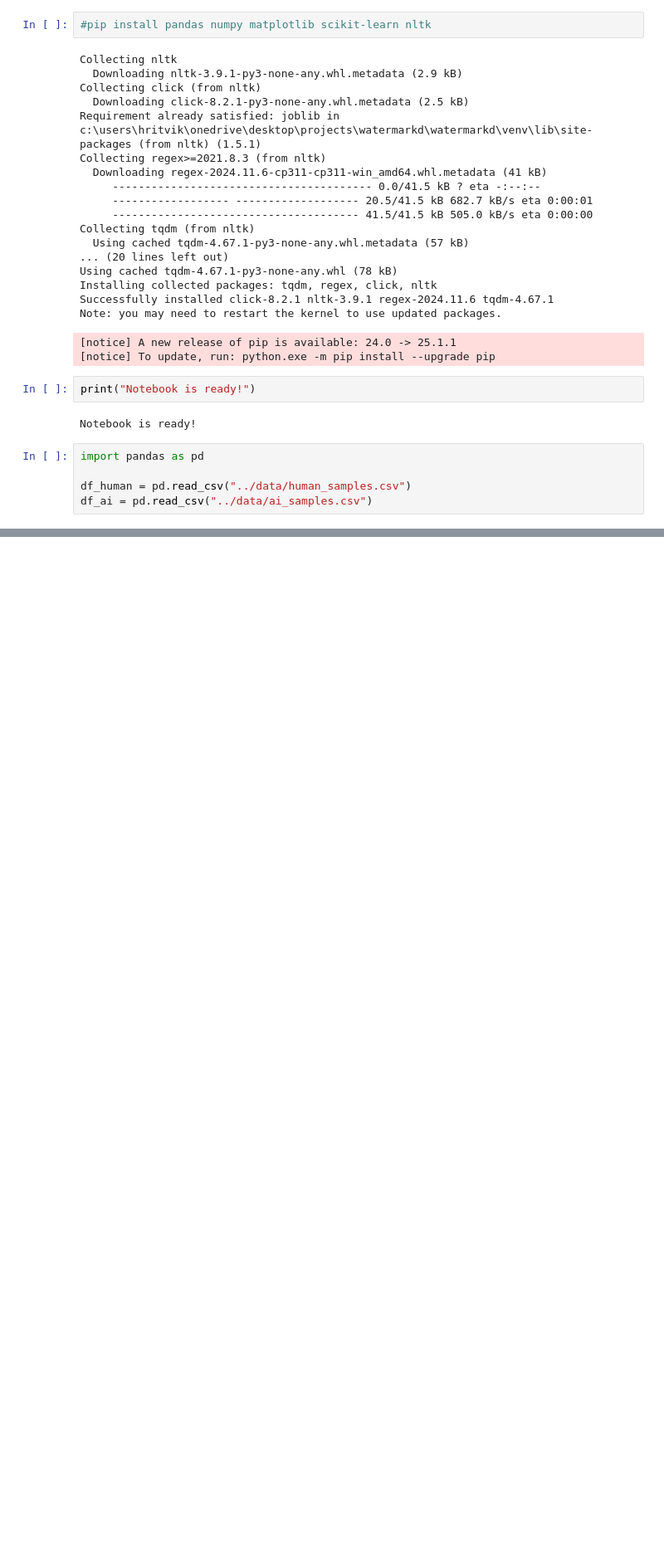
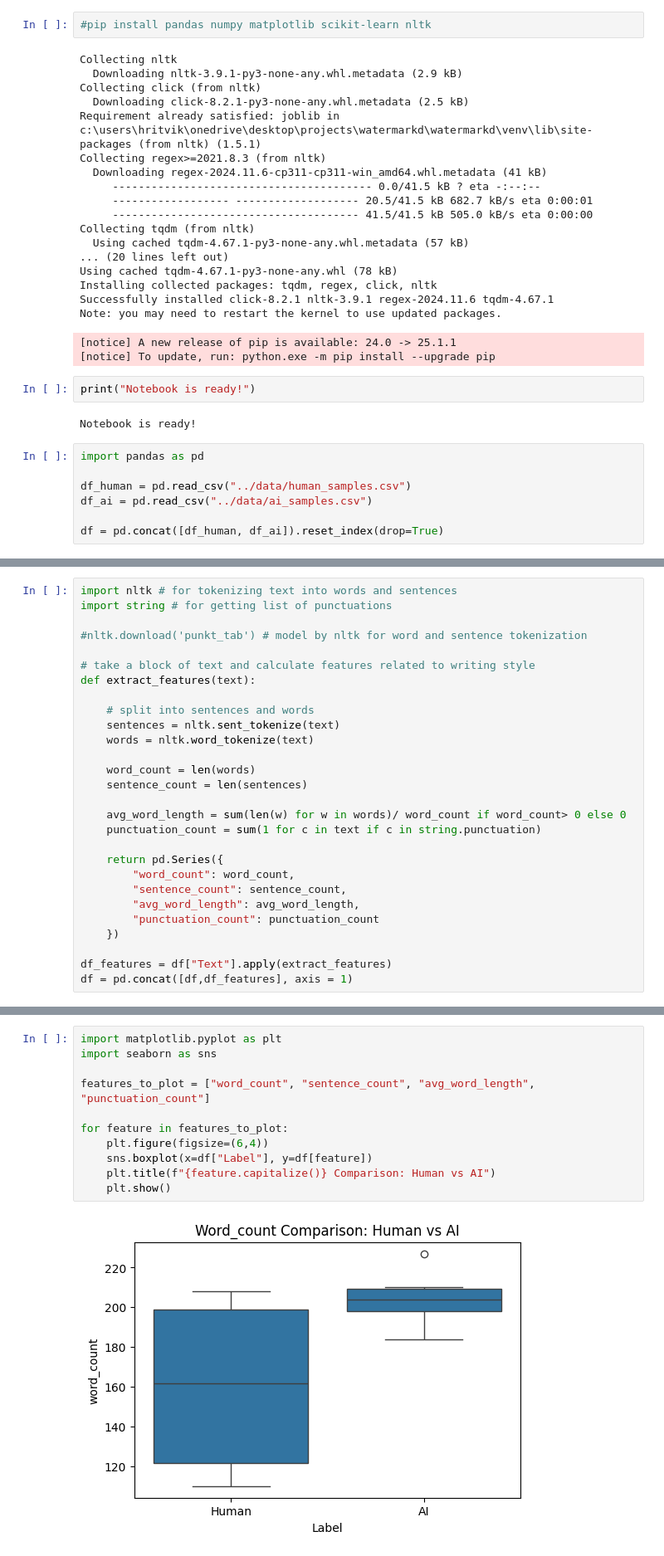
Before and after one commit to semwalhritvik/watermarkd, a Jupyter notebook: notebooks/01_baseline_experiments.ipynb, the cells around one changed output, grey strips where cells are left out. Shown at 83% size. Drawn from its saved outputs; the diff is of its cells as text; blank space fills up the shorter version.

Commit message:
Extracted stylometric features on sample data and performed EDA

```diff
--- a/notebooks/01_baseline_experiments.ipynb
+++ b/notebooks/01_baseline_experiments.ipynb
@@ -32,3 +32,5 @@ import pandas as pd
 
 df_human = pd.read_csv("../data/human_samples.csv")
 df_ai = pd.read_csv("../data/ai_samples.csv")
+
+df = pd.concat([df_human, df_ai]).reset_index(drop=True)
@@ -34,0 +39,28 @@ df_ai = pd.read_csv("../data/ai_samples.csv")
+# %%
+import nltk # for tokenizing text into words and sentences
+import string # for getting list of punctuations
+
+#nltk.download('punkt_tab') # model by nltk for word and sentence tokenization
+
+# take a block of text and calculate features related to writing style
+def extract_features(text):
+
+    # split into sentences and words
+    sentences = nltk.sent_tokenize(text)
+    words = nltk.word_tokenize(text)
+
+    word_count = len(words)
+    sentence_count = len(sentences)
+
+    avg_word_length = sum(len(w) for w in words)/ word_count if word_count> 0 else 0
+    punctuation_count = sum(1 for c in text if c in string.punctuation)
+
+    return pd.Series({
+        "word_count": word_count,
+        "sentence_count": sentence_count,
+        "avg_word_length": avg_word_length,
+        "punctuation_count": punctuation_count
+    })
+
+df_features = df["Text"].apply(extract_features)
+df = pd.concat([df,df_features], axis = 1)
@@ -34,0 +77,13 @@ df_ai = pd.read_csv("../data/ai_samples.csv")
+# %%
+import matplotlib.pyplot as plt
+import seaborn as sns
+
+features_to_plot = ["word_count", "sentence_count", "avg_word_length", "punctuation_count"]
+
+for feature in features_to_plot:
+    plt.figure(figsize=(6,4))
+    sns.boxplot(x=df["Label"], y=df[feature])
+    plt.title(f"{feature.capitalize()} Comparison: Human vs AI")
+    plt.show()
+# %% [output]
+[figure, added]
```
Also changed, not shown: parts of 5 cells of this notebook, 1 other file.
